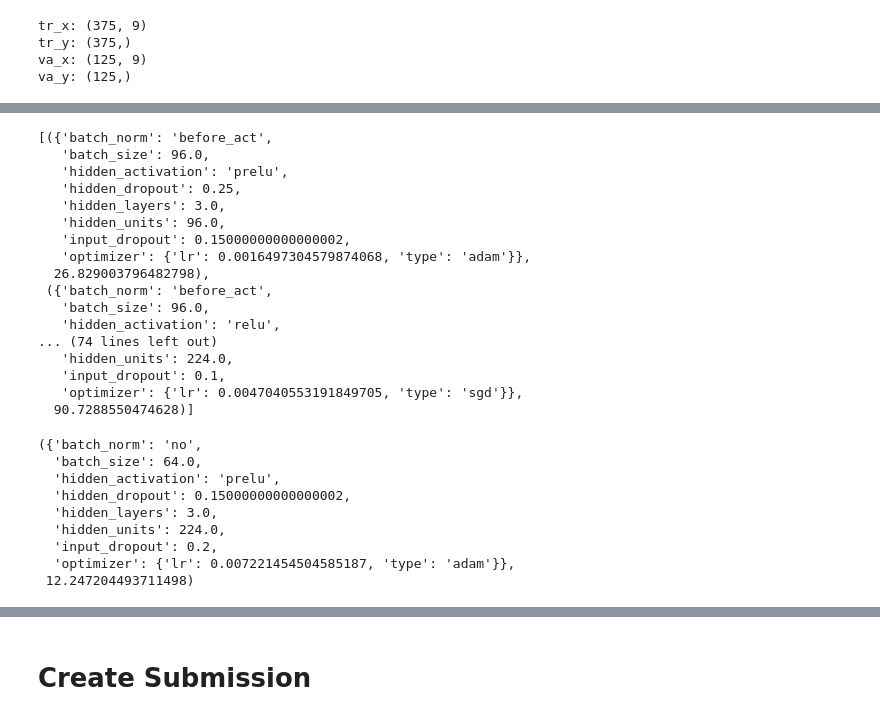
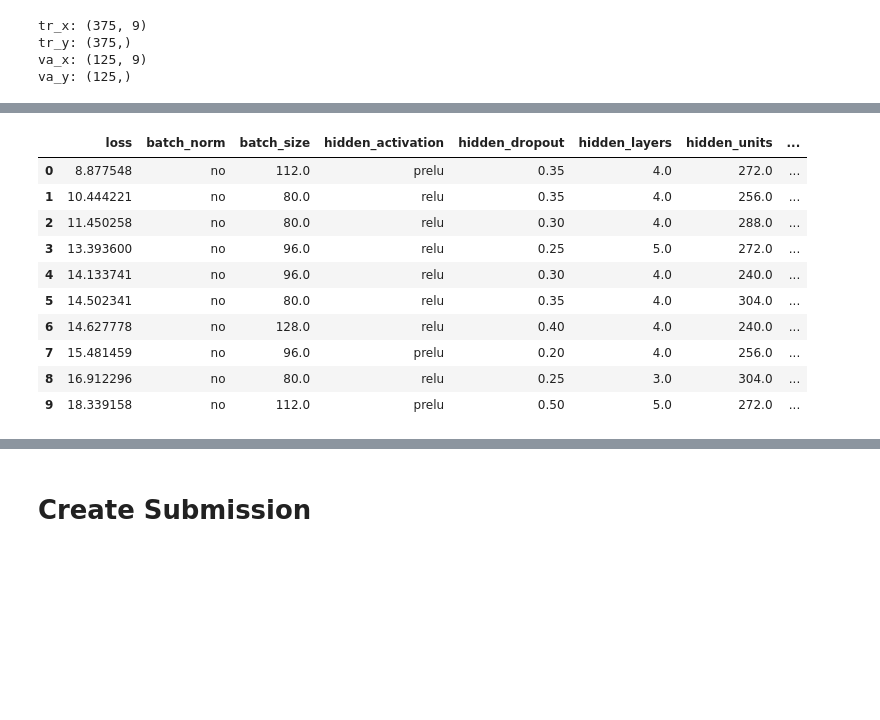
Before and after one commit to YusukeAmg/SIGNATE_4th_BeginnerOnlyCompetition, a Jupyter notebook: notebook/NeuralNet.ipynb, the cells around one changed output, grey strips where cells are left out. Cells and saved outputs as stored; diff of their text form; code cells hidden in the pictures; blank space fills up the shorter version.

```diff
--- a/notebook/NeuralNet.ipynb
+++ b/notebook/NeuralNet.ipynb
@@ -233,32 +255,21 @@ params:{'batch_norm': 'no', 'batch_size': 96.0, 'hidden_activation': 'prelu', 'h
-# %%
-history
-# %% [output]
-[({'batch_norm': 'before_act',
-   'batch_size': 96.0,
-   'hidden_activation': 'prelu',
-   'hidden_dropout': 0.25,
-   'hidden_layers': 3.0,
-   'hidden_units': 96.0,
-   'input_dropout': 0.15000000000000002,
-   'optimizer': {'lr': 0.0016497304579874068, 'type': 'adam'}},
-  26.829003796482798),
- ({'batch_norm': 'before_act',
-   'batch_size': 96.0,
-   'hidden_activation': 'relu',
-... (74 lines left out)
-   'hidden_units': 224.0,
-   'input_dropout': 0.1,
-   'optimizer': {'lr': 0.0047040553191849705, 'type': 'sgd'}},
-  90.7288550474628)]
-# %%
-history[8]
-# %% [output]
-({'batch_norm': 'no',
-  'batch_size': 64.0,
-  'hidden_activation': 'prelu',
-  'hidden_dropout': 0.15000000000000002,
-  'hidden_layers': 3.0,
-  'hidden_units': 224.0,
-  'input_dropout': 0.2,
-  'optimizer': {'lr': 0.007221454504585187, 'type': 'adam'}},
- 12.247204493711498)
+# %%
+# trialsからスコアとパラメータを取り出し
+result = [(i['loss'], i['params']) for i in sorted(nn_trials.results, key=lambda x: x['loss'])]
+# スコアとパラメータそれぞれをリスト、辞書に
+losses = [i[0] for i in result]
+opt_params = [i[1] for i in result]
+# スコアとパラメータをDataFrame化
+opt_params_df = pd.concat([pd.Series(losses, name='loss'), pd.DataFrame(opt_params)], axis=1)
+display(opt_params_df[:10])
+# %% [output]
+|  | loss | batch_norm | batch_size | hidden_activation | hidden_dropout | hidden_layers | hidden_units | ... |
+| 0 | 8.877548 | no | 112.0 | prelu | 0.35 | 4.0 | 272.0 | ... |
+| 1 | 10.444221 | no | 80.0 | relu | 0.35 | 4.0 | 256.0 | ... |
+| 2 | 11.450258 | no | 80.0 | relu | 0.30 | 4.0 | 288.0 | ... |
+| 3 | 13.393600 | no | 96.0 | relu | 0.25 | 5.0 | 272.0 | ... |
+| 4 | 14.133741 | no | 96.0 | relu | 0.30 | 4.0 | 240.0 | ... |
+| 5 | 14.502341 | no | 80.0 | relu | 0.35 | 4.0 | 304.0 | ... |
+| 6 | 14.627778 | no | 128.0 | relu | 0.40 | 4.0 | 240.0 | ... |
+| 7 | 15.481459 | no | 96.0 | prelu | 0.20 | 4.0 | 256.0 | ... |
+| 8 | 16.912296 | no | 80.0 | relu | 0.25 | 3.0 | 304.0 | ... |
+| 9 | 18.339158 | no | 112.0 | prelu | 0.50 | 5.0 | 272.0 | ... |
```
Also changed, not shown: parts of 10 cells of this notebook, 1 other file.
